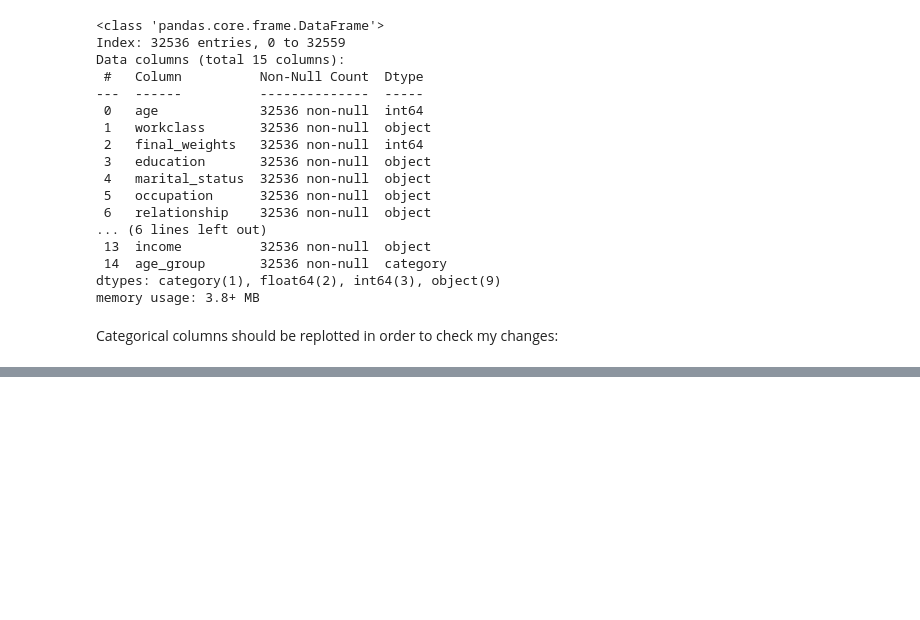
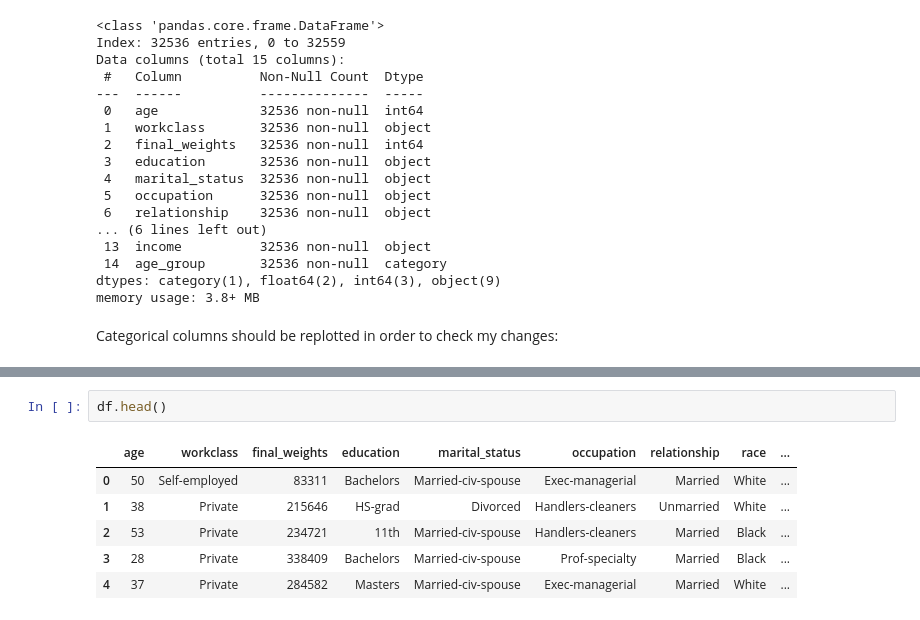
Before and after one commit to DanielMelo46/COMP-2040-Python-Essentials-Final-Project, a Jupyter notebook: Final_Analysis.ipynb, the cells around one changed output, grey strips where cells are left out. Saved outputs shown, nothing was run; the diff lists cells and outputs as text; blank space fills up the shorter version.

```diff
--- a/Final_Analysis.ipynb
+++ b/Final_Analysis.ipynb
@@ -165,0 +251,9 @@ df['net_capital'] = df['capital_gain'] - df['capital_loss']
+# %%
+df.head()
+# %% [output]
+|  | age | workclass | final_weights | education | marital_status | occupation | relationship | race | ... |
+| 0 | 50 | Self-employed | 83311 | Bachelors | Married-civ-spouse | Exec-managerial | Married | White | ... |
+| 1 | 38 | Private | 215646 | HS-grad | Divorced | Handlers-cleaners | Unmarried | White | ... |
+| 2 | 53 | Private | 234721 | 11th | Married-civ-spouse | Handlers-cleaners | Married | Black | ... |
+| 3 | 28 | Private | 338409 | Bachelors | Married-civ-spouse | Prof-specialty | Married | Black | ... |
+| 4 | 37 | Private | 284582 | Masters | Married-civ-spouse | Exec-managerial | Married | White | ... |
```
Also changed, not shown: parts of 10 cells of this notebook, 1 other file.
